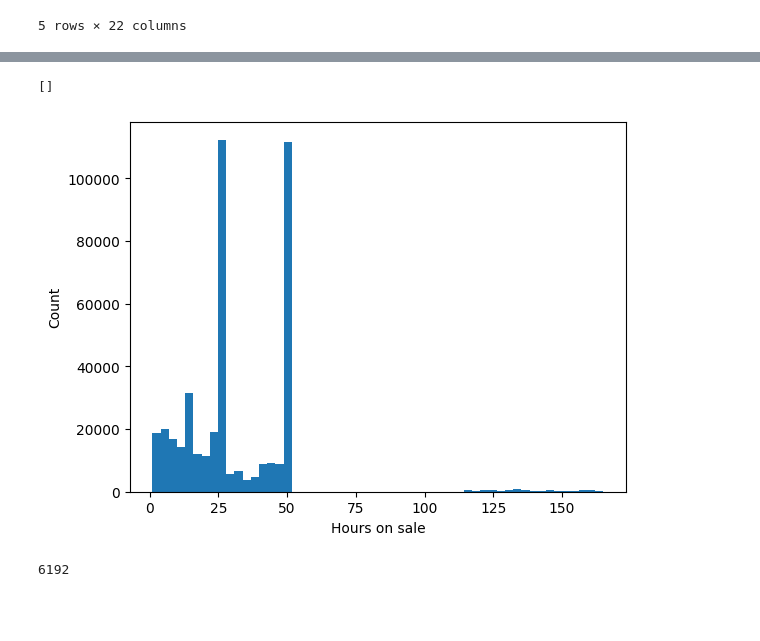
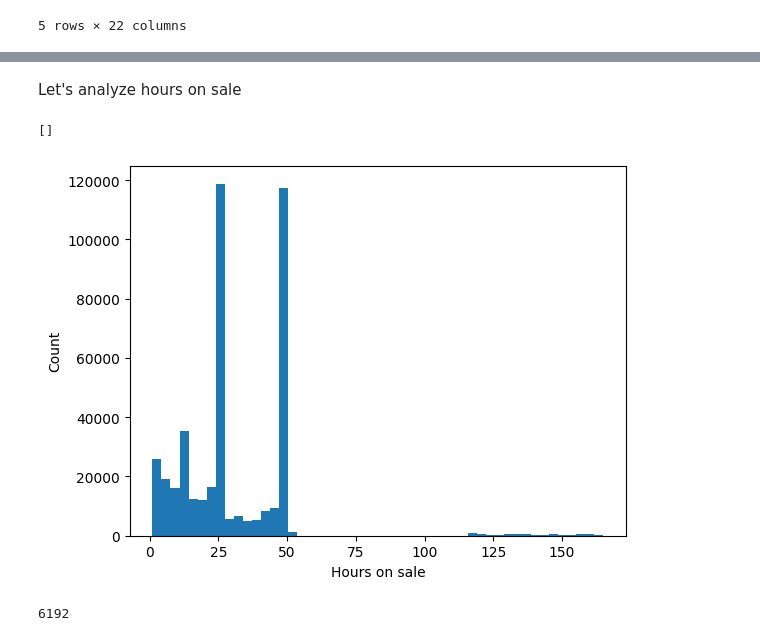
Before and after one commit to AngelUrq/auction_classic, a Jupyter notebook: notebooks/eda.ipynb, the cells around one changed output, grey strips where cells are left out. Drawn from its saved outputs; the diff is of its cells as text; code cells hidden in the pictures; blank space fills up the shorter version.

Commit message:
Refactor merge_items.py and prepare_rnn_data.py

```diff
--- a/notebooks/eda.ipynb
+++ b/notebooks/eda.ipynb
@@ -4,7 +4,7 @@ import pandas as pd
 import matplotlib.pyplot as plt
 import seaborn as sns
 # %%
-df = pd.read_csv('auctions_cata.csv')
+df = pd.read_csv('../data/auctions_cata.csv')
 df.head()
 # %% [output]
 |  | auction_id | bid | buyout | unit_price | quantity | time_left | item_id | item_name | quality | ... |
@@ -38,0 +63,4 @@ plt.bar(time_left_values.time_left, time_left_values.Counts)
+# %%
+df['bid'] = np.log(df['bid'] + 1e-6)
+df['buyout'] = np.log(df['buyout'] + 1e-6)
+df['unit_price'] = np.log(df['unit_price'] + 1e-6)
@@ -39,11 +79,13 @@ plt.bar(time_left_values.time_left, time_left_values.Counts)
+# %% [markdown]
+Let's analyze hours on sale
 # %%
-plt.hist(df.hours_on_sale, bins=55)
+plt.hist(df.hours_on_sale, bins=50)
 plt.xlabel('Hours on sale')
 plt.ylabel('Count')
 plt.plot()
 # %% [output]
 []
-[figure, old version]
+[figure, new version]
 # %%
 df.query('hours_on_sale > 100')['hours_on_sale'].count()
 # %% [output]
```
Also changed, not shown: parts of 22 cells of this notebook, 3 other files.
